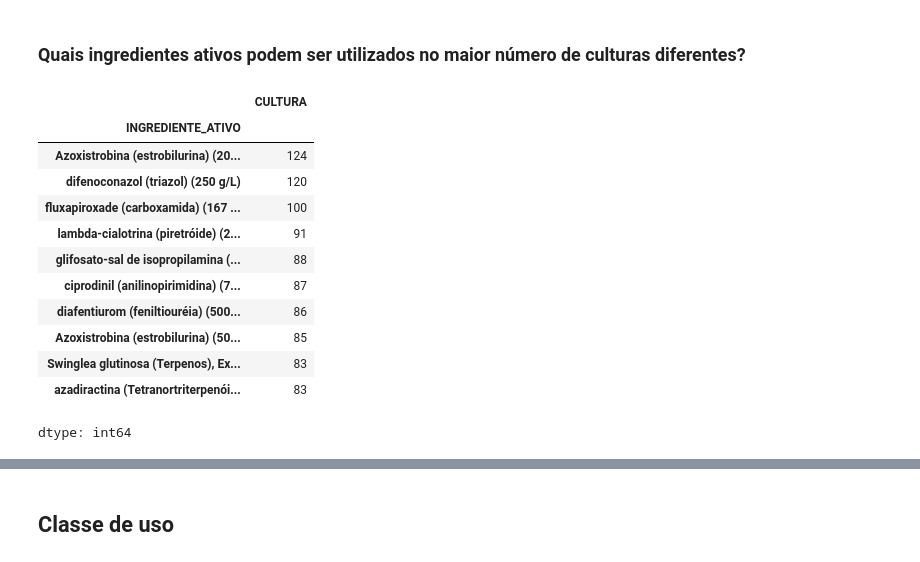
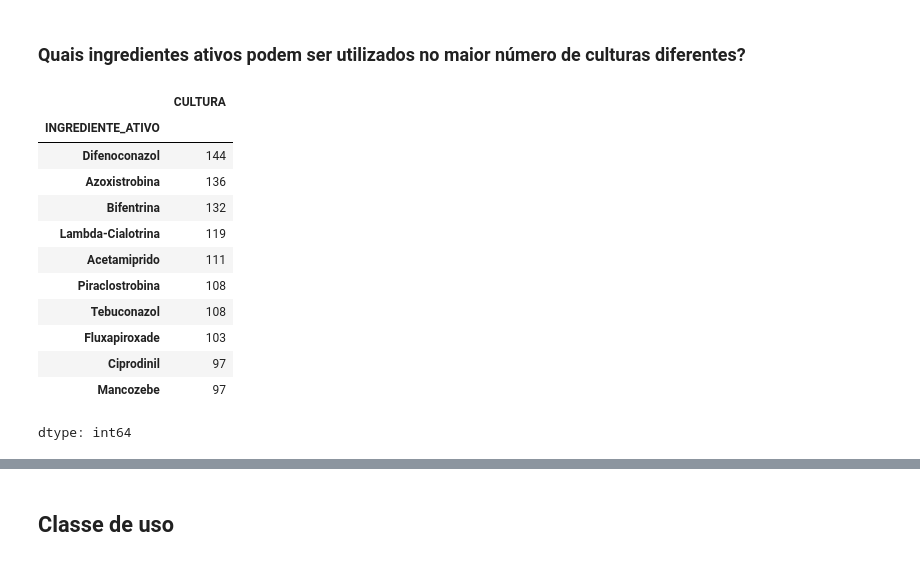
Before and after one commit to luan-vsd/Analise-Agrofit, a Jupyter notebook: notebooks/agrofit.ipynb, the cells around one changed output, grey strips where cells are left out. Cells and saved outputs as stored; diff of their text form; code cells hidden in the pictures.

```diff
--- a/notebooks/agrofit.ipynb
+++ b/notebooks/agrofit.ipynb
@@ -50,9 +50,6 @@ from datetime import datetime
 # Importando arquivo csv e convertendo tipos
 df = pd.read_csv(csv_path, sep=';', engine='pyarrow')
 df = df.convert_dtypes()
-
-# Limpando os nomes das empresas para facilitar a leitura
-df['TITULAR'] = df['TITULAR_DE_REGISTRO'].str.split().str[0]
 # %% [markdown]
 ---
 # %% [markdown]
@@ -360,22 +349,29 @@ Diante da enorme expressividade do **glifosato**, uma análise curiosa revela qu
 # %% [markdown]
 ### Quais ingredientes ativos podem ser utilizados no maior número de culturas diferentes?
 # %%
-# Gera uma variável "culturas_ingr_df", que é o agrupamento dos valores únicos dos ingredientes ativos por cultura
-culturas_ingr_df = df.groupby('INGREDIENTE_ATIVO', observed=True)['CULTURA'].nunique()
+culturas_ingr_df = df[['INGREDIENTE_ATIVO', 'CULTURA']].copy()
+culturas_ingr_df['INGREDIENTE_ATIVO'] = culturas_ingr_df['INGREDIENTE_ATIVO'].str.split('+')
+culturas_ingr_explodido = culturas_ingr_df.explode(column='INGREDIENTE_ATIVO')
+
+culturas_ingr_explodido['INGREDIENTE_ATIVO'] = culturas_ingr_explodido['INGREDIENTE_ATIVO'].str.split('(').str[0].str.strip().str.title()
+
+# Gera uma variável "culturas_ingr_explodido", que é o agrupamento dos valores únicos dos ingredientes ativos por cultura
+culturas_ingr_df = culturas_ingr_explodido.groupby('INGREDIENTE_ATIVO', observed=True)['CULTURA'].nunique()
 
 # Retorna os 10 ingredientes ativos com mais ocorrência dentro das culturas
-culturas_ingr_df.nlargest(10)
+top_ingr_cult = culturas_ingr_df.nlargest(10)
+top_ingr_cult
 # %% [output]
 |  | CULTURA |
 | INGREDIENTE_ATIVO |  |
-| Azoxistrobina (estrobilurina) (20... | 124 |
-| difenoconazol (triazol) (250 g/L) | 120 |
-| fluxapiroxade (carboxamida) (167 ... | 100 |
-| lambda-cialotrina (piretróide) (2... | 91 |
-| glifosato-sal de isopropilamina (... | 88 |
-| ciprodinil (anilinopirimidina) (7... | 87 |
-| diafentiurom (feniltiouréia) (500... | 86 |
-| Azoxistrobina (estrobilurina) (50... | 85 |
-| Swinglea glutinosa (Terpenos), Ex... | 83 |
-| azadiractina (Tetranortriterpenói... | 83 |
+| Difenoconazol | 144 |
+| Azoxistrobina | 136 |
+| Bifentrina | 132 |
+| Lambda-Cialotrina | 119 |
+| Acetamiprido | 111 |
+| Piraclostrobina | 108 |
+| Tebuconazol | 108 |
+| Fluxapiroxade | 103 |
+| Ciprodinil | 97 |
+| Mancozebe | 97 |
 dtype: int64
```
Also changed, not shown: parts of 30 cells of this notebook.
